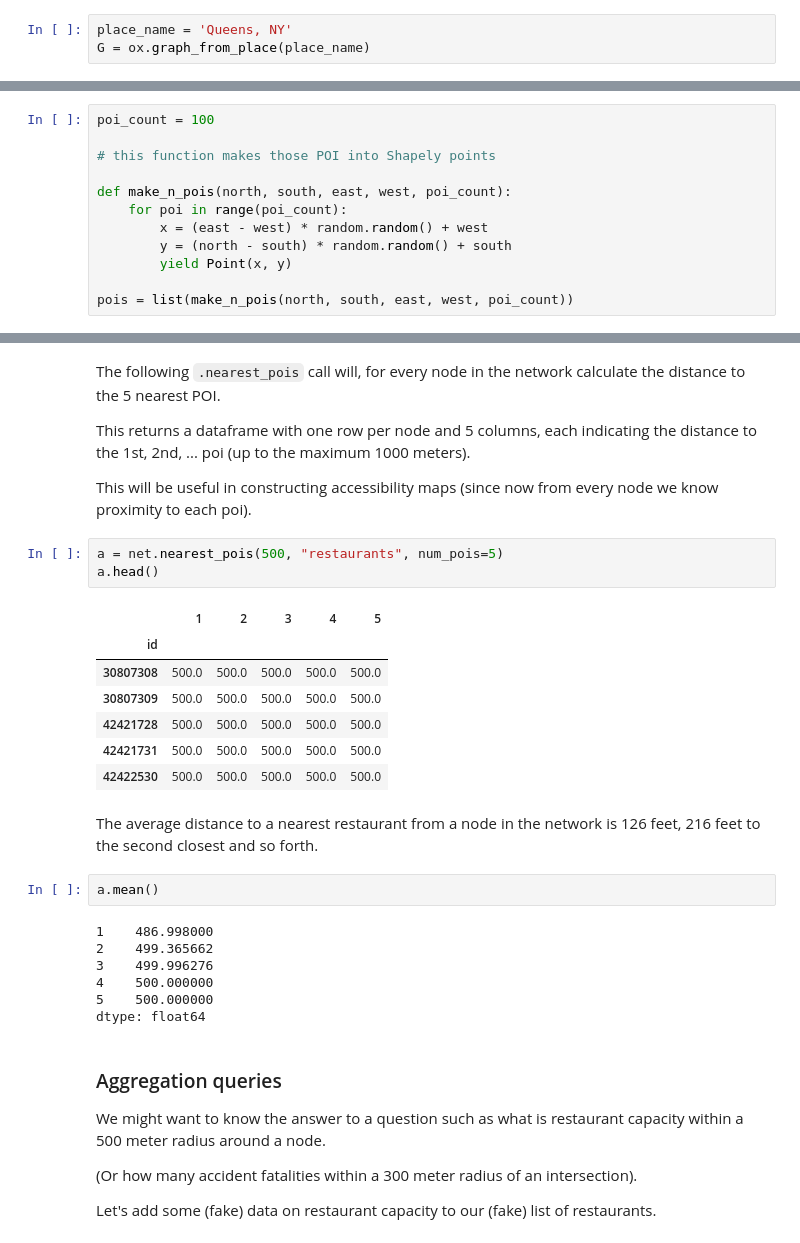
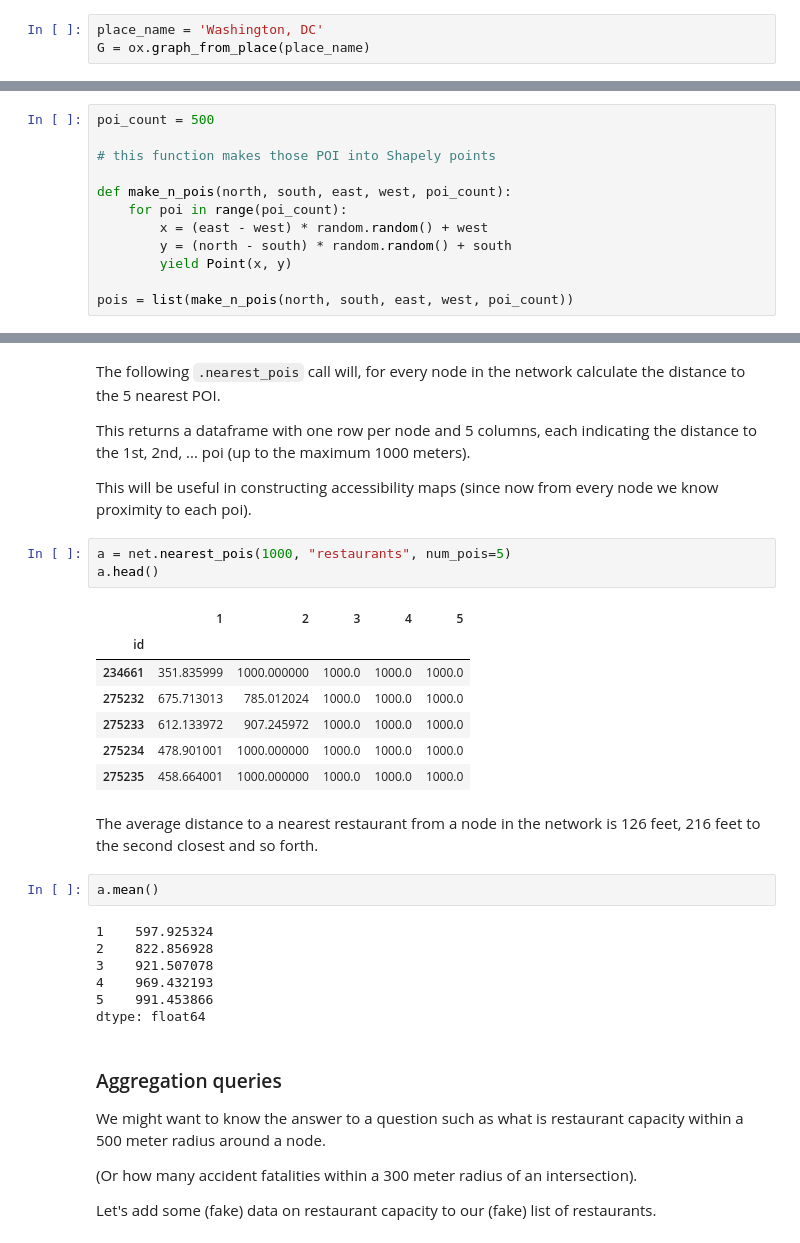
Before and after one commit to jhconning/GeoPanLearn, a Jupyter notebook: network/osmnx_pandana.ipynb, the cells around one changed output, grey strips where cells are left out. Saved outputs shown, nothing was run; the diff lists cells and outputs as text.

```diff
--- a/network/osmnx_pandana.ipynb
+++ b/network/osmnx_pandana.ipynb
@@ -21,7 +21,7 @@ import pandas as pd
 # %% [markdown]
 I'll pull in a familiar neighborhood in Queens:
 # %%
-place_name = 'Queens, NY'
+place_name = 'Washington, DC'
 G = ox.graph_from_place(place_name)
 # %%
 ox.plot_graph(G);
@@ -91,7 +91,7 @@ net.nodes_df.head()
 
 We add points of interest such as restaurants.  We could pull these in from actual data but we'll use ramdomly placed points here.  I got this code from someone (can't remember source now!)
 # %%
-poi_count = 100
+poi_count = 500
 
 # this function makes those POI into Shapely points
 
@@ -123,26 +123,26 @@ This returns a dataframe with one row per node and 5 columns, each indicating th
 
 This will be useful in constructing accessibility maps (since now from every node we know proximity to each poi).
 # %%
-a = net.nearest_pois(500, "restaurants", num_pois=5)
+a = net.nearest_pois(1000, "restaurants", num_pois=5)
 a.head()
 # %% [output]
 |  | 1 | 2 | 3 | 4 | 5 |
 | id |  |  |  |  |  |
-| 30807308 | 500.0 | 500.0 | 500.0 | 500.0 | 500.0 |
-| 30807309 | 500.0 | 500.0 | 500.0 | 500.0 | 500.0 |
-| 42421728 | 500.0 | 500.0 | 500.0 | 500.0 | 500.0 |
-| 42421731 | 500.0 | 500.0 | 500.0 | 500.0 | 500.0 |
-| 42422530 | 500.0 | 500.0 | 500.0 | 500.0 | 500.0 |
+| 234661 | 351.835999 | 1000.000000 | 1000.0 | 1000.0 | 1000.0 |
+| 275232 | 675.713013 | 785.012024 | 1000.0 | 1000.0 | 1000.0 |
+| 275233 | 612.133972 | 907.245972 | 1000.0 | 1000.0 | 1000.0 |
+| 275234 | 478.901001 | 1000.000000 | 1000.0 | 1000.0 | 1000.0 |
+| 275235 | 458.664001 | 1000.000000 | 1000.0 | 1000.0 | 1000.0 |
 # %% [markdown]
 The average distance to a nearest restaurant from a node in the network is 126 feet, 216 feet to the second closest and so forth.
 # %%
 a.mean()
 # %% [output]
-1    486.998000
-2    499.365662
-3    499.996276
-4    500.000000
-5    500.000000
+1    597.925324
+2    822.856928
+3    921.507078
+4    969.432193
+5    991.453866
 dtype: float64
 # %% [markdown]
 ### Aggregation queries
```
Also changed, not shown: parts of 8 cells of this notebook.
